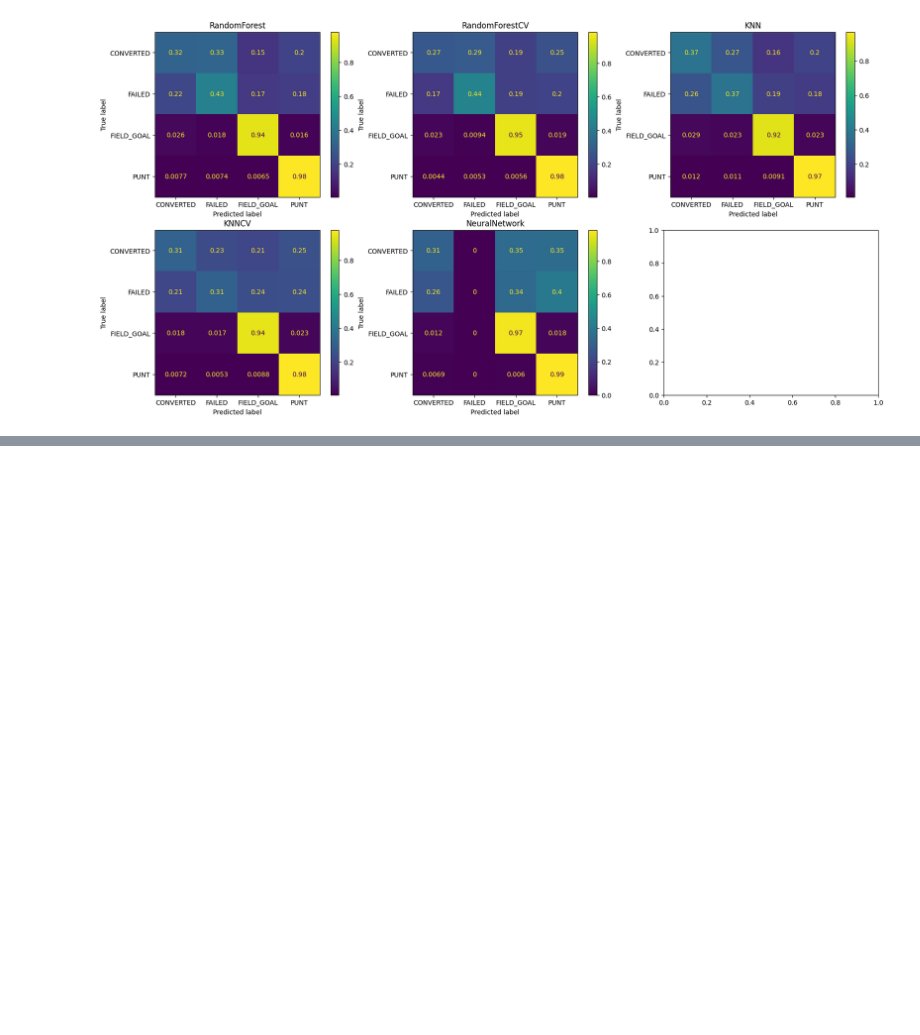
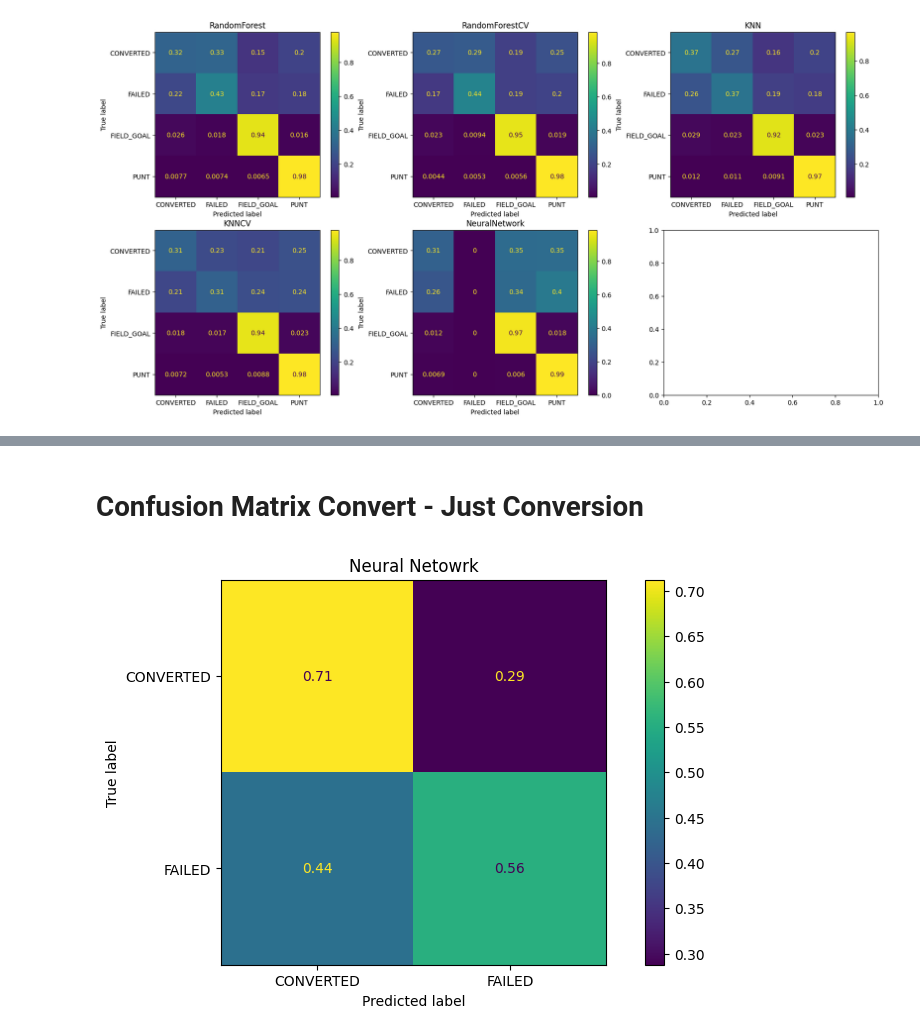
Before and after one commit to lpfahler16/ML-final-project, a Jupyter notebook: Notebooks/Results.ipynb, the cells around one changed output, grey strips where cells are left out. Saved outputs shown, nothing was run; the diff lists cells and outputs as text; code cells hidden in the pictures; blank space fills up the shorter version.

```diff
--- a/Notebooks/Results.ipynb
+++ b/Notebooks/Results.ipynb
@@ -100,0 +161,17 @@ plt.show()
+# %% [markdown]
+# Confusion Matrix Convert - Just Conversion
+# %%
+# Attept graph
+
+fig, axs = plt.subplots(nrows=1, ncols=1, figsize=(10, 5))
+
+classes = ['CONVERTED', 'FAILED']
+cm1 = confusion_matrix(y_test_g, prediction_go_for_it, labels=classes, normalize='true')
+disp1 = ConfusionMatrixDisplay(confusion_matrix=cm1, display_labels=classes)
+disp1.plot(ax=axs)
+axs.set_title("Neural Netowrk")
+
+# Show the figure
+plt.show()
+# %% [output]
+[figure, added]
```
Also changed, not shown: parts of 7 cells of this notebook, 4 other files.
